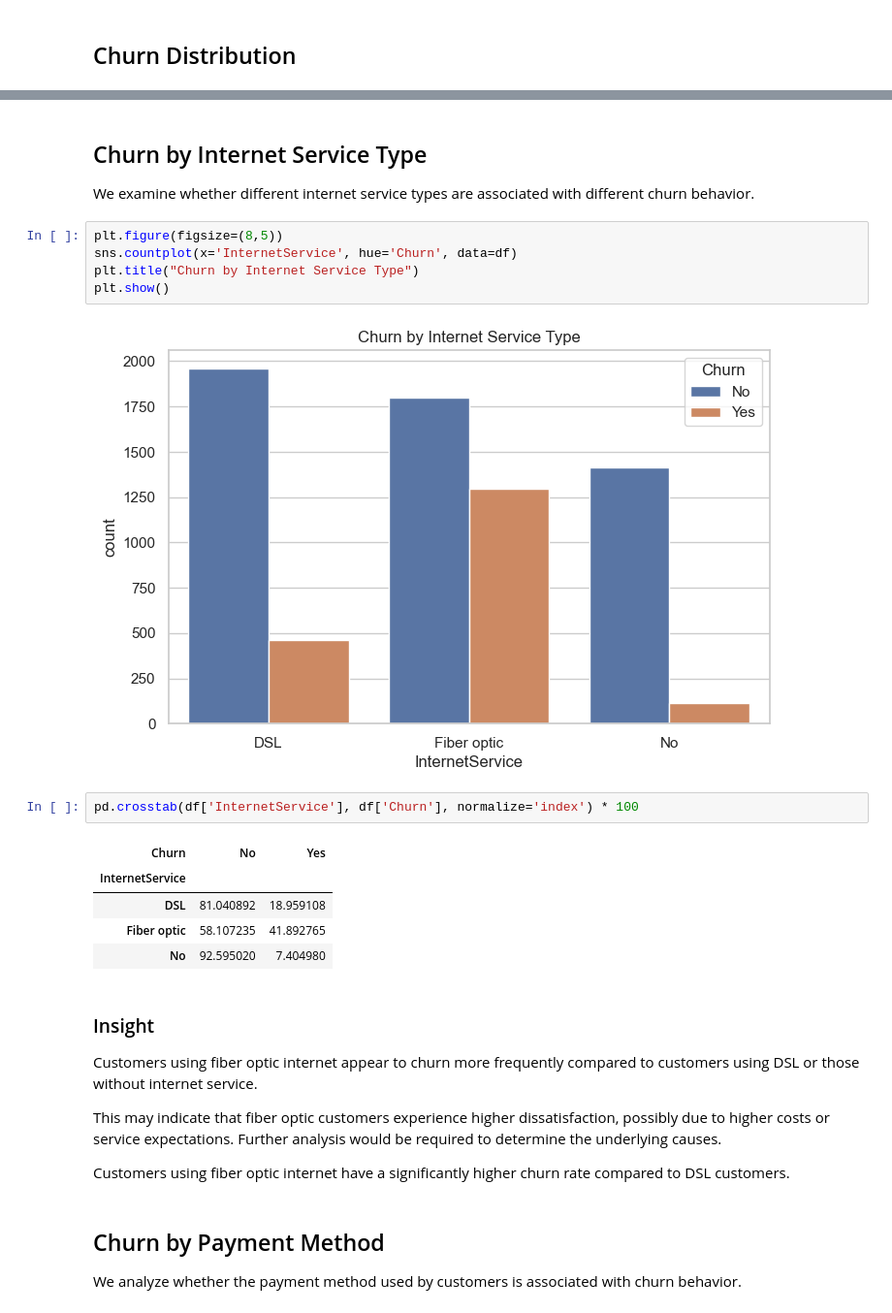
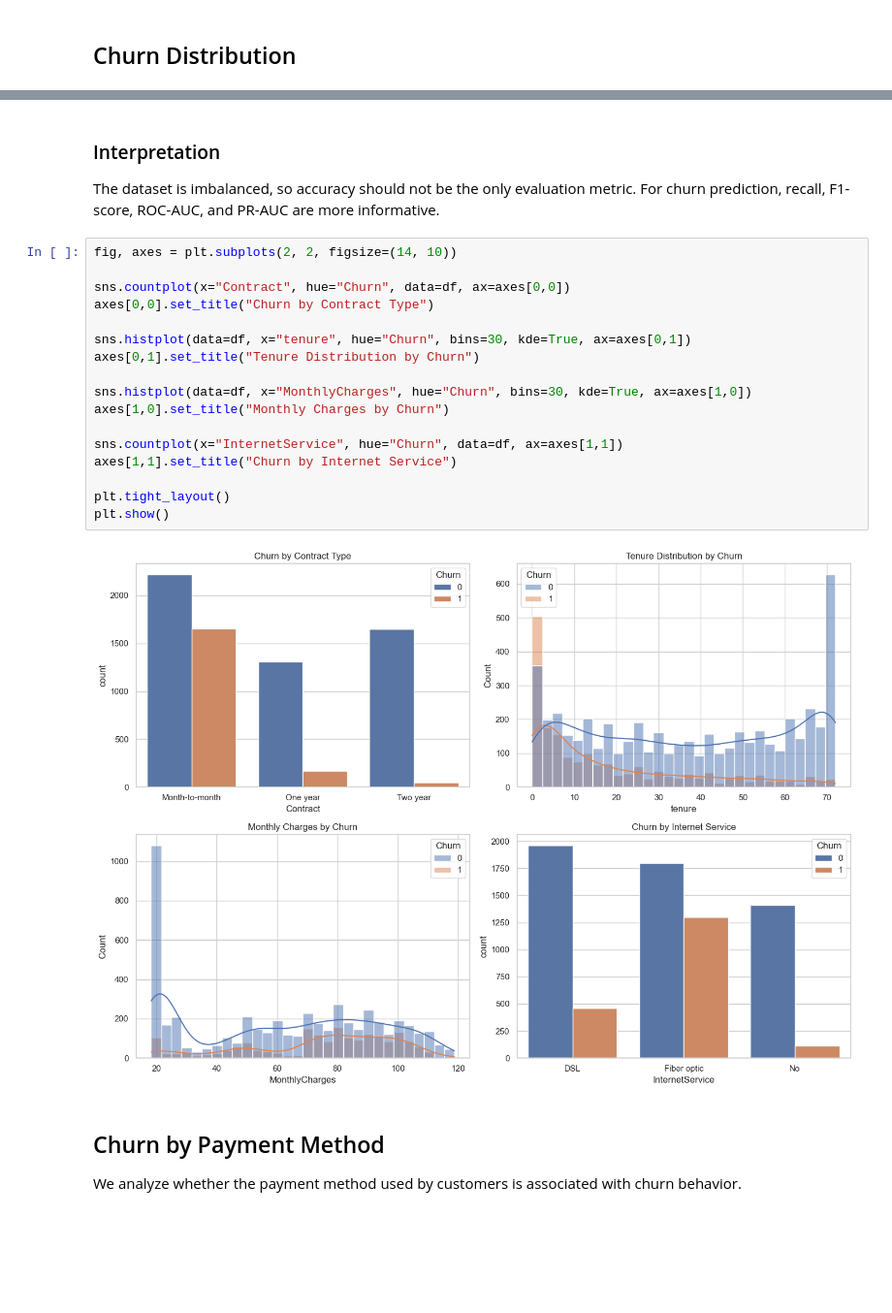
Before and after one commit to growithanand/customer-churn-prediction, a Jupyter notebook: notebooks/churn_analysis.ipynb, the cells around one changed output, grey strips where cells are left out. Shown at 97% size. Drawn from its saved outputs; the diff is of its cells as text; blank space fills up the shorter version.

```diff
--- a/notebooks/churn_analysis.ipynb
+++ b/notebooks/churn_analysis.ipynb
@@ -177,30 +159,26 @@ Customers with higher monthly charges appear to churn more frequently.  This sug
-# %% [markdown]
-## Churn by Internet Service Type
-
-We examine whether different internet service types are associated with different churn behavior.
-# %%
-plt.figure(figsize=(8,5))
-sns.countplot(x='InternetService', hue='Churn', data=df)
-plt.title("Churn by Internet Service Type")
-plt.show()
-# %% [output]
-[figure, removed]
-# %%
-pd.crosstab(df['InternetService'], df['Churn'], normalize='index') * 100
-# %% [output]
-| Churn | No | Yes |
-| InternetService |  |  |
-| DSL | 81.040892 | 18.959108 |
-| Fiber optic | 58.107235 | 41.892765 |
-| No | 92.595020 | 7.404980 |
-# %% [markdown]
-### Insight
-
-Customers using fiber optic internet appear to churn more frequently compared to customers using DSL or those without internet service.
-
-This may indicate that fiber optic customers experience higher dissatisfaction, possibly due to higher costs or service expectations. Further analysis would be required to determine the underlying causes.
-
-Customers using fiber optic internet have a significantly higher churn rate compared to DSL customers.
+# %% [markdown]
+### Interpretation
+
+The dataset is imbalanced, so accuracy should not be the only evaluation metric. For churn prediction, recall, F1-score, ROC-AUC, and PR-AUC are more informative.
+# %%
+fig, axes = plt.subplots(2, 2, figsize=(14, 10))
+
+sns.countplot(x="Contract", hue="Churn", data=df, ax=axes[0,0])
+axes[0,0].set_title("Churn by Contract Type")
+
+sns.histplot(data=df, x="tenure", hue="Churn", bins=30, kde=True, ax=axes[0,1])
+axes[0,1].set_title("Tenure Distribution by Churn")
+
+sns.histplot(data=df, x="MonthlyCharges", hue="Churn", bins=30, kde=True, ax=axes[1,0])
+axes[1,0].set_title("Monthly Charges by Churn")
+
+sns.countplot(x="InternetService", hue="Churn", data=df, ax=axes[1,1])
+axes[1,1].set_title("Churn by Internet Service")
+
+plt.tight_layout()
+plt.show()
+# %% [output]
+[figure, added]
 # %% [markdown]
 ## Churn by Payment Method
 
```
Also changed, not shown: parts of 92 cells of this notebook.
